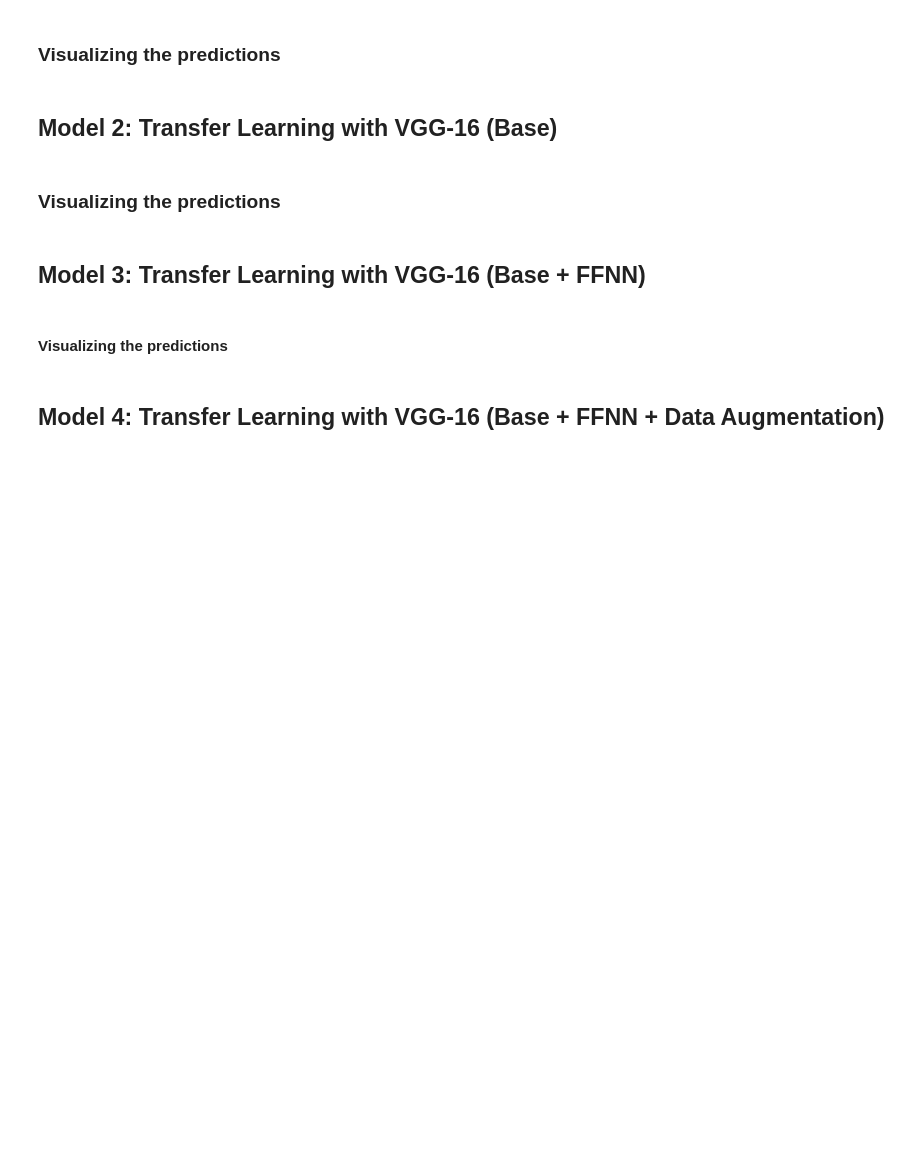
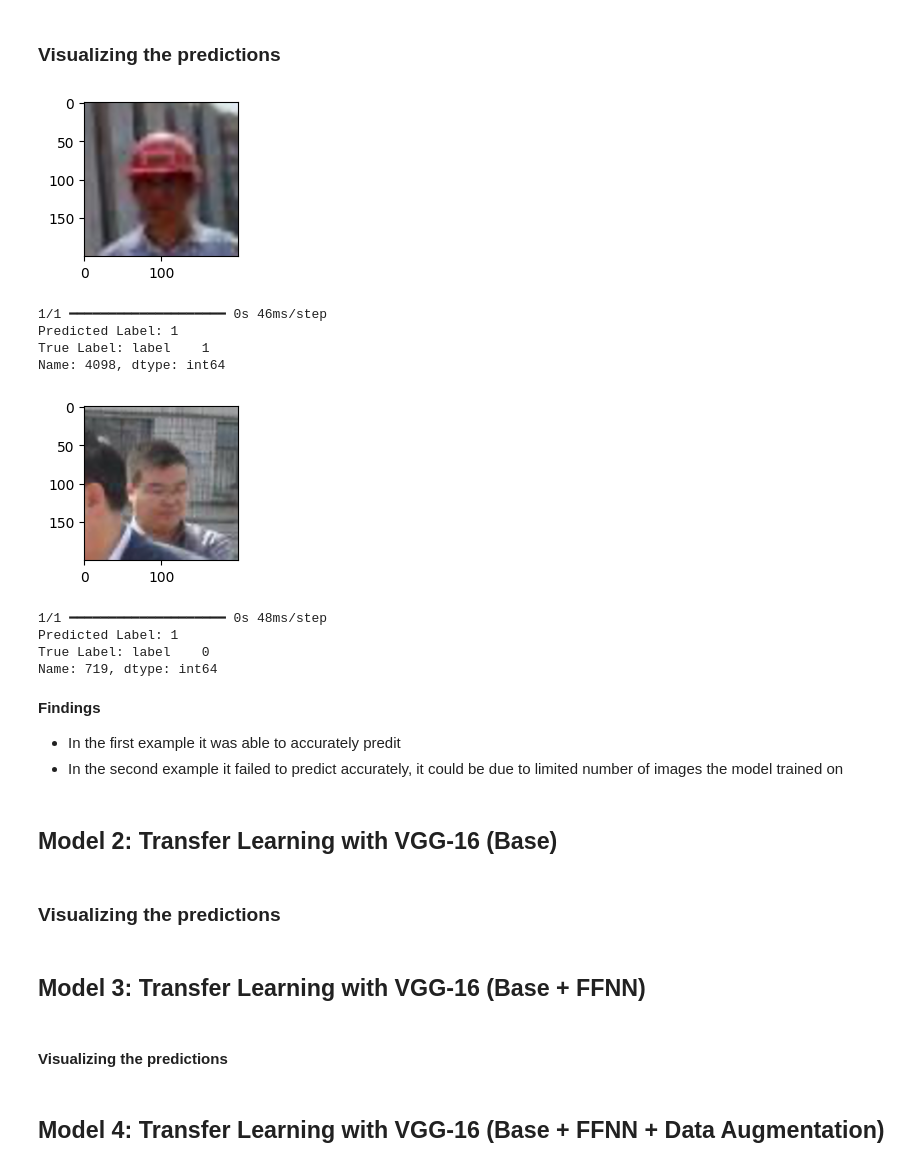
Before and after one commit to uday-d4/UTAI_HelmNet, a Jupyter notebook: HelmNet_Full_Code.ipynb, the cells around one changed output. Cells and saved outputs as stored; diff of their text form; code cells hidden in the pictures; blank space fills up the shorter version.

```diff
--- a/HelmNet_Full_Code.ipynb
+++ b/HelmNet_Full_Code.ipynb
@@ -348,5 +401,45 @@ Epoch 20/20
 # %% [markdown]
 ### Visualizing the predictions
+# %%
+# For index 67
+plt.figure(figsize=(2,2))
+plt.imshow(X_val[67])
+plt.show()
+prediction = model_CNN.predict(X_val_normalized[12].reshape(1, 200, 200, 3))
+predicted_label = prediction[0][0]>0.5  # Extract the predicted class label
+print('Predicted Label:', 1 if predicted_label else 0)
+# Fix indexing issue in y_val
+true_label = y_val.iloc[67]
+print('True Label:', true_label)
+
+# For index 76
+plt.figure(figsize=(2,2))
+plt.imshow(X_val[76])
+plt.show()
+prediction = model_CNN.predict(X_val_normalized[12].reshape(1, 200, 200, 3))
+predicted_label = prediction[0][0]>0.5  # Extract the predicted class label
+print('Predicted Label:', 1 if predicted_label else 0)
+# Fix indexing issue in y_val
+true_label = y_val.iloc[76]
+print('True Label:', true_label)
+# %% [output]
+[figure, added]
+1/1 ━━━━━━━━━━━━━━━━━━━━ 0s 46ms/step
+Predicted Label: 1
+True Label: label    1
+Name: 4098, dtype: int64
+[figure, added]
+1/1 ━━━━━━━━━━━━━━━━━━━━ 0s 48ms/step
+Predicted Label: 1
+True Label: label    0
+Name: 719, dtype: int64
+# %% [markdown]
+**Findings**
+
+
+
+*   In the first example it was able to accurately predit
+*   In the second example it failed to predict accurately, it could be due to limited number of images the model trained on
 # %% [markdown]
 ## Model 2: Transfer Learning with VGG-16 (Base)
 # %% [markdown]
```
Also changed, not shown: parts of 11 cells of this notebook.
